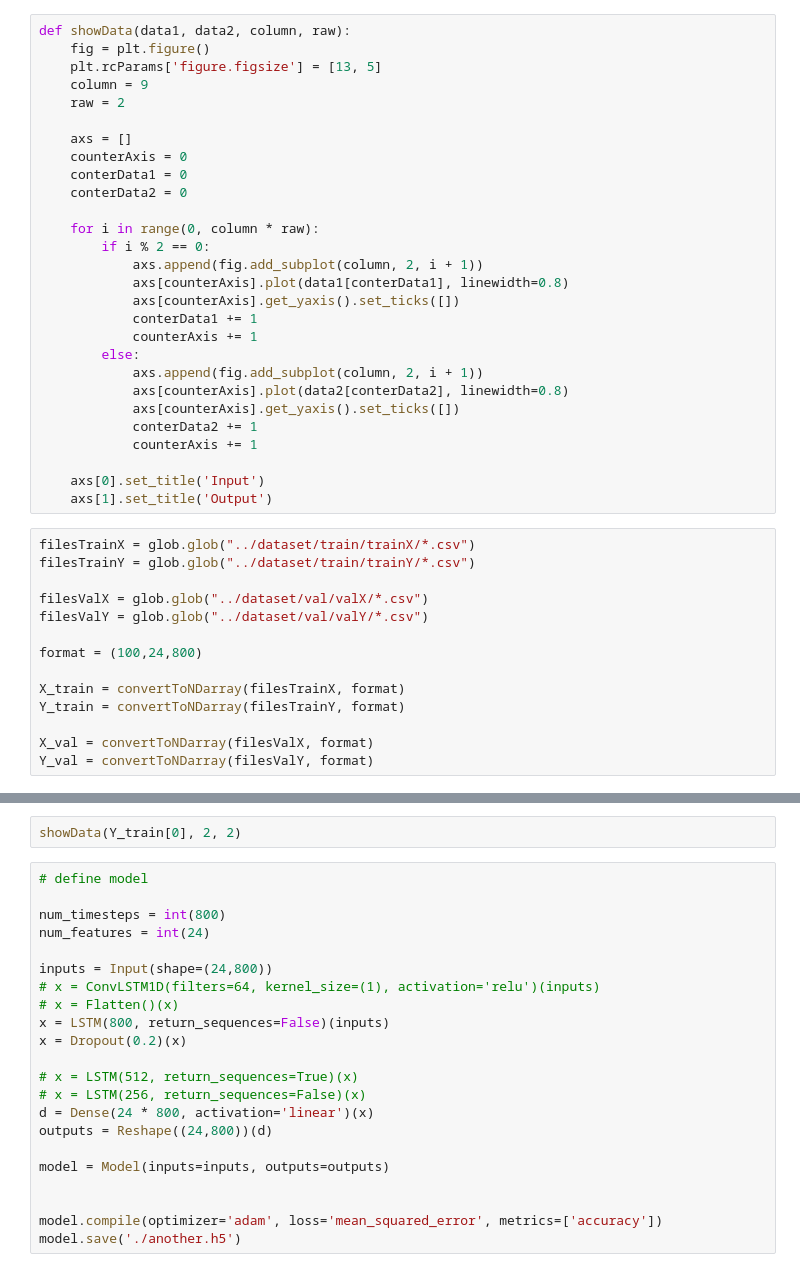
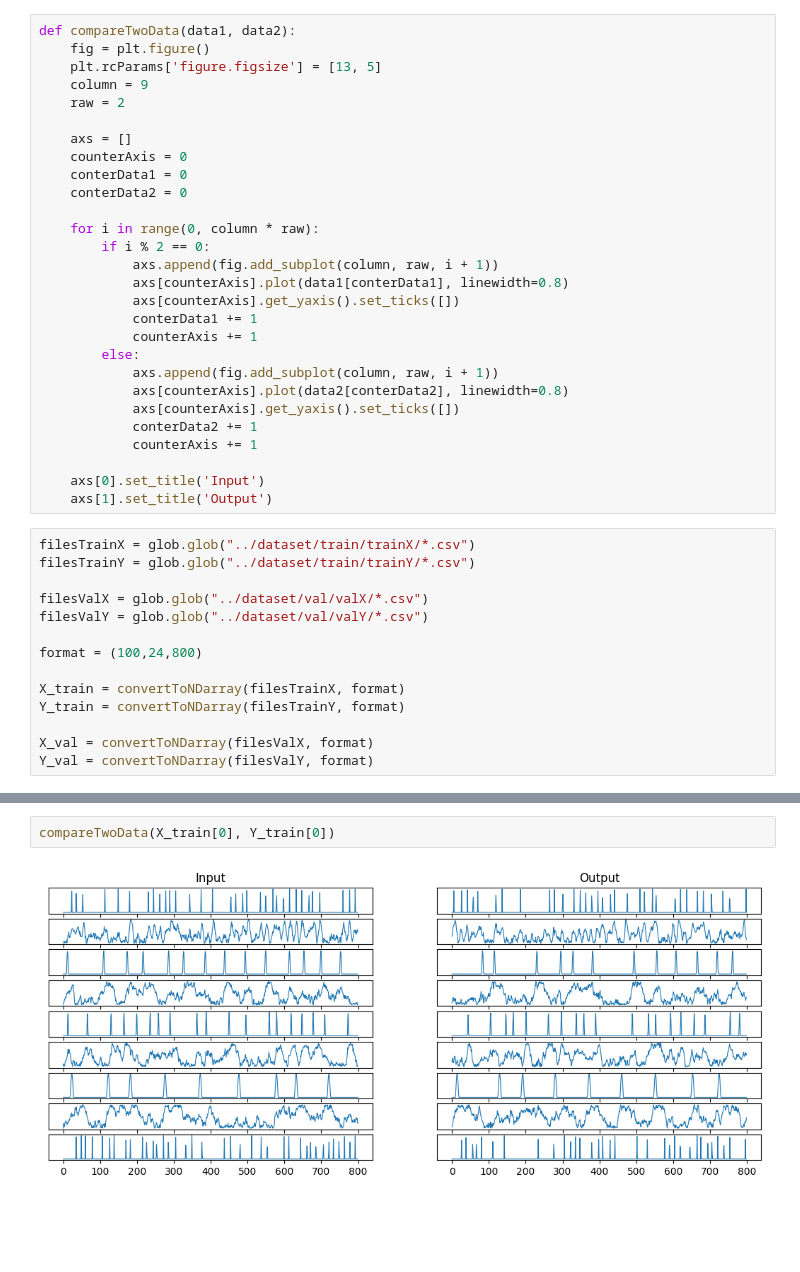
Before and after one commit to shkvik/automated-process-system-data-generator, a Jupyter notebook: lstm/lstm_first.ipynb, the cells around one changed output, grey strips where cells are left out. Cells and saved outputs as stored; diff of their text form; blank space fills up the shorter version.

```diff
--- a/lstm/lstm_first.ipynb
+++ b/lstm/lstm_first.ipynb
@@ -28,7 +30,7 @@ def convertToNDarray(data: list[str], format):
 
     return np.array(df).reshape(format)
 # %%
-def showData(data1, data2, column, raw):
+def compareTwoData(data1, data2):
     fig = plt.figure()
     plt.rcParams['figure.figsize'] = [13, 5]
     column = 9
@@ -41,13 +43,13 @@ def showData(data1, data2, column, raw):
 
     for i in range(0, column * raw):
         if i % 2 == 0:
-            axs.append(fig.add_subplot(column, 2, i + 1))
+            axs.append(fig.add_subplot(column, raw, i + 1))
             axs[counterAxis].plot(data1[conterData1], linewidth=0.8)
             axs[counterAxis].get_yaxis().set_ticks([])
             conterData1 += 1
             counterAxis += 1
         else:
-            axs.append(fig.add_subplot(column, 2, i + 1))
+            axs.append(fig.add_subplot(column, raw, i + 1))
             axs[counterAxis].plot(data2[conterData2], linewidth=0.8)
             axs[counterAxis].get_yaxis().set_ticks([])
             conterData2 += 1
@@ -76,24 +74,4 @@ showData(X_train[5], Y_train[5], 2, 2)
-# %%
-showData(Y_train[0], 2, 2)
-# %%
-# define model
-
-num_timesteps = int(800)
-num_features = int(24)
-
-inputs = Input(shape=(24,800))
-# x = ConvLSTM1D(filters=64, kernel_size=(1), activation='relu')(inputs)
-# x = Flatten()(x)
-x = LSTM(800, return_sequences=False)(inputs)
-x = Dropout(0.2)(x)
-
-# x = LSTM(512, return_sequences=True)(x)
-# x = LSTM(256, return_sequences=False)(x)
-d = Dense(24 * 800, activation='linear')(x)
-outputs = Reshape((24,800))(d)
-
-model = Model(inputs=inputs, outputs=outputs)
-
-
-model.compile(optimizer='adam', loss='mean_squared_error', metrics=['accuracy'])
-model.save('./another.h5')
+# %%
+compareTwoData(X_train[0], Y_train[0])
+# %% [output]
+[figure, added]
```
Also changed, not shown: parts of 7 cells of this notebook.
